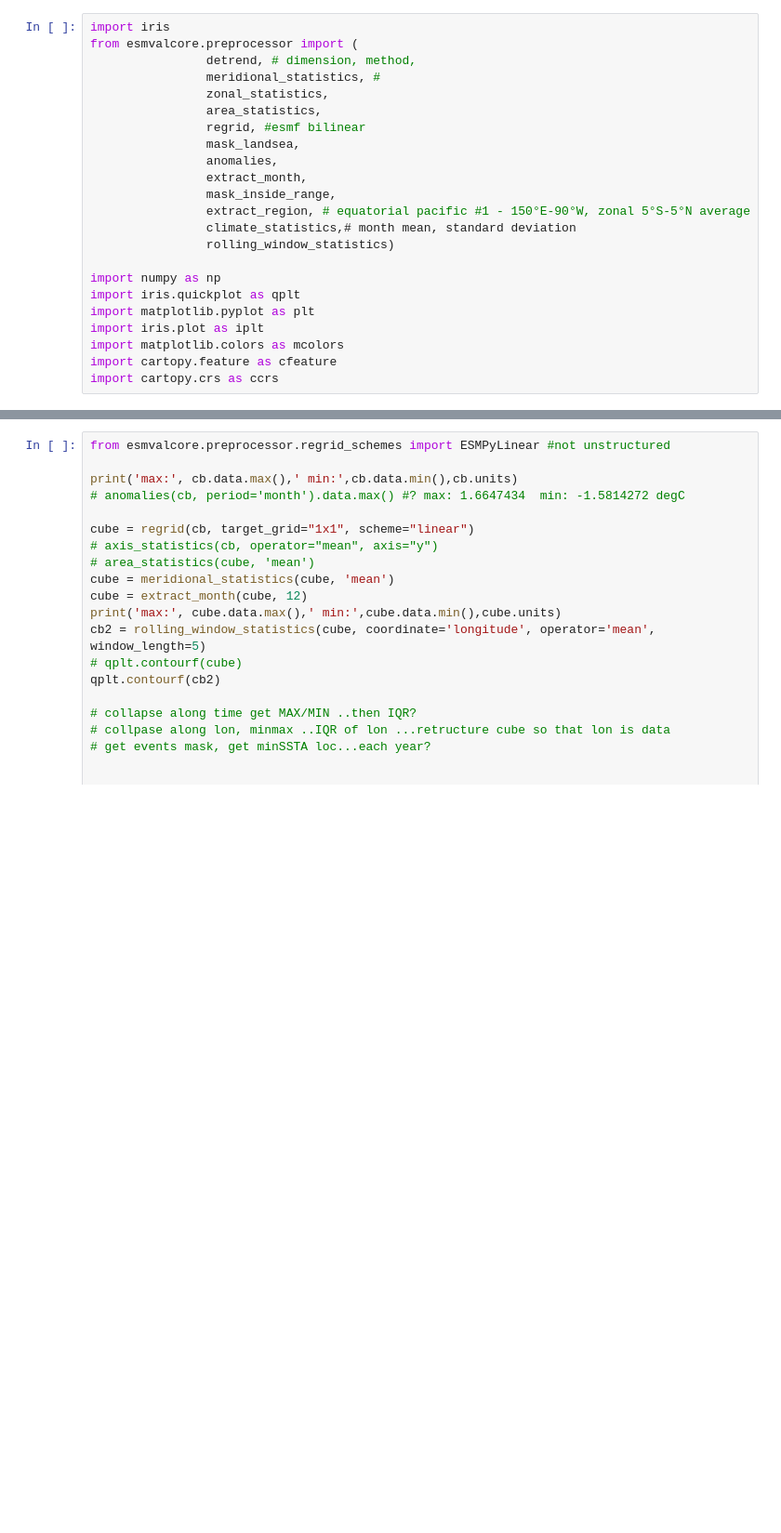
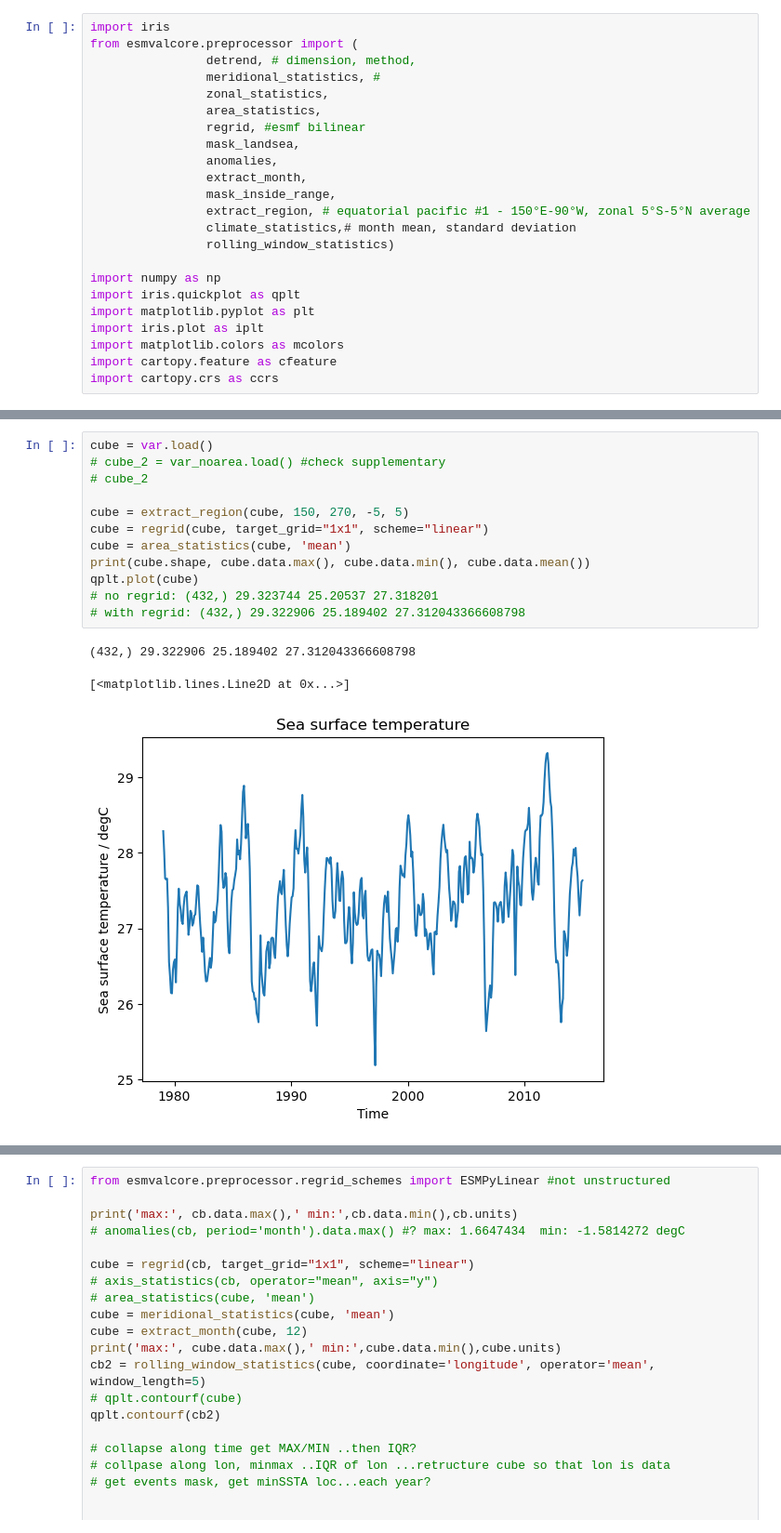
Before and after one commit to ACCESS-NRI/ENSO_recipes, a Jupyter notebook: fc/ENSO_diversity.ipynb, the cells around one changed output, grey strips where cells are left out. Shown at 93% size. Drawn from its saved outputs; the diff is of its cells as text; blank space fills up the shorter version.

```diff
--- a/fc/ENSO_diversity.ipynb
+++ b/fc/ENSO_diversity.ipynb
@@ -161,0 +167,16 @@ max: 31.808344  min: 20.075079 degC
+# %%
+cube = var.load()
+# cube_2 = var_noarea.load() #check supplementary
+# cube_2
+
+cube = extract_region(cube, 150, 270, -5, 5)
+cube = regrid(cube, target_grid="1x1", scheme="linear")
+cube = area_statistics(cube, 'mean')
+print(cube.shape, cube.data.max(), cube.data.min(), cube.data.mean())
+qplt.plot(cube)
+# no regrid: (432,) 29.323744 25.20537 27.318201
+# with regrid: (432,) 29.322906 25.189402 27.312043366608798
+# %% [output]
+(432,) 29.322906 25.189402 27.312043366608798
+[<matplotlib.lines.Line2D at 0x...>]
+[figure, added]
```
Also changed, not shown: parts of 5 cells of this notebook, 1 other file.
